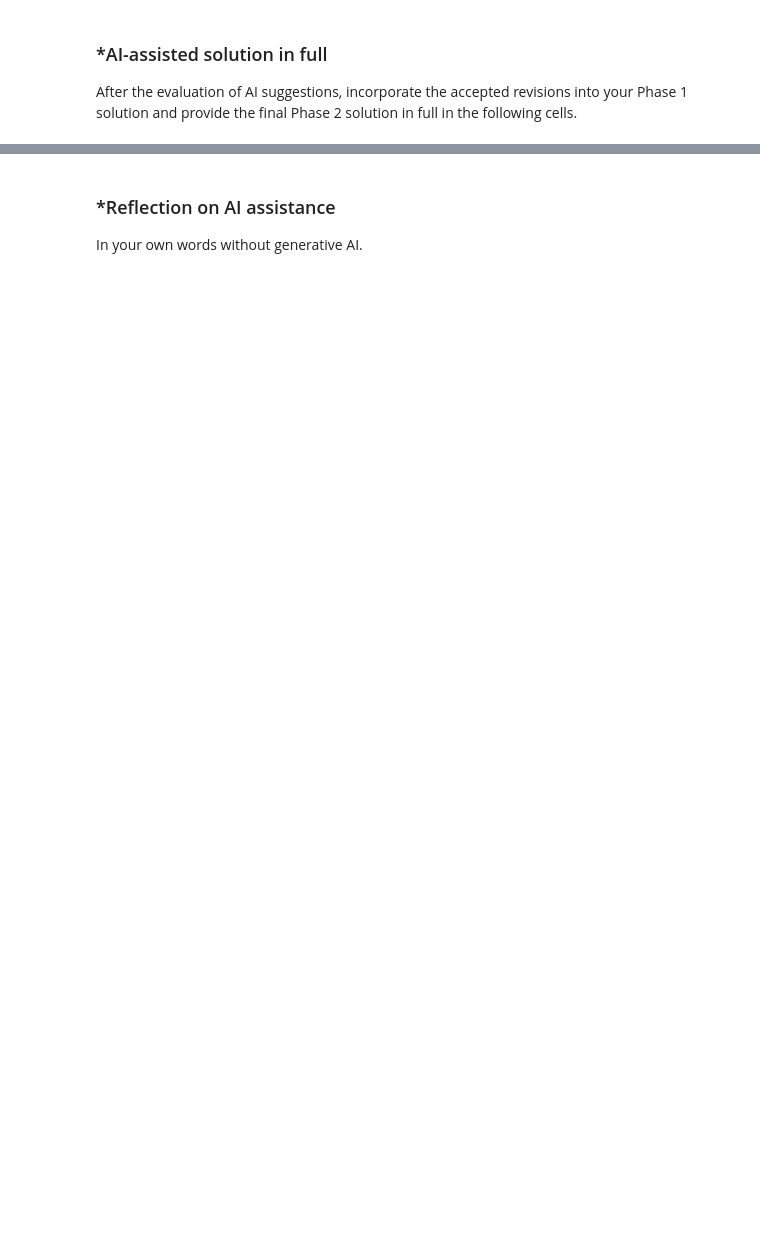
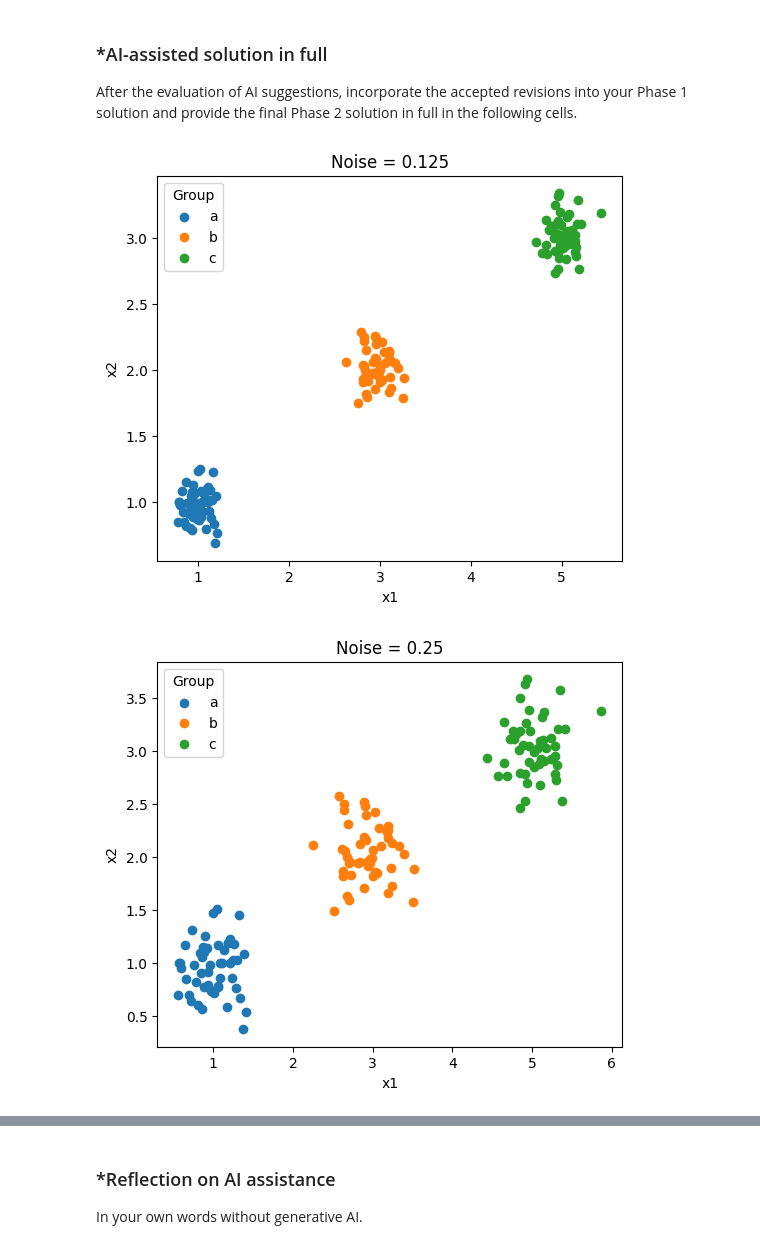
Before and after one commit to mayayonathan/A04-clustering, a Jupyter notebook: notebook.ipynb, the cells around one changed output, grey strips where cells are left out. Drawn from its saved outputs; the diff is of its cells as text; code cells hidden in the pictures; blank space fills up the shorter version.

```diff
--- a/notebook.ipynb
+++ b/notebook.ipynb
@@ -599,0 +652,30 @@ After the evaluation of AI suggestions, incorporate the accepted revisions into
+# %%
+datasets = {
+    0.125: df0_125,
+    0.25: df0_25,
+    0.5: df0_5,
+    1.0: df1_0,
+    2.0: df2_0
+}
+
+for noise, df in datasets.items():
+
+    plt.figure(figsize=(6, 5))
+
+    for group in df['group'].unique():
+        temp = df[df['group'] == group]
+
+        plt.scatter(
+            temp['x1'],
+            temp['x2'],
+            label=group
+        )
+
+    plt.xlabel('x1')
+    plt.ylabel('x2')
+    plt.title(f'Noise = {noise}')
+    plt.legend(title='Group')
+    plt.show()
+# %% [output]
+[figure, added]
+[figure, added]
```
Also changed, not shown: parts of 43 cells of this notebook.
